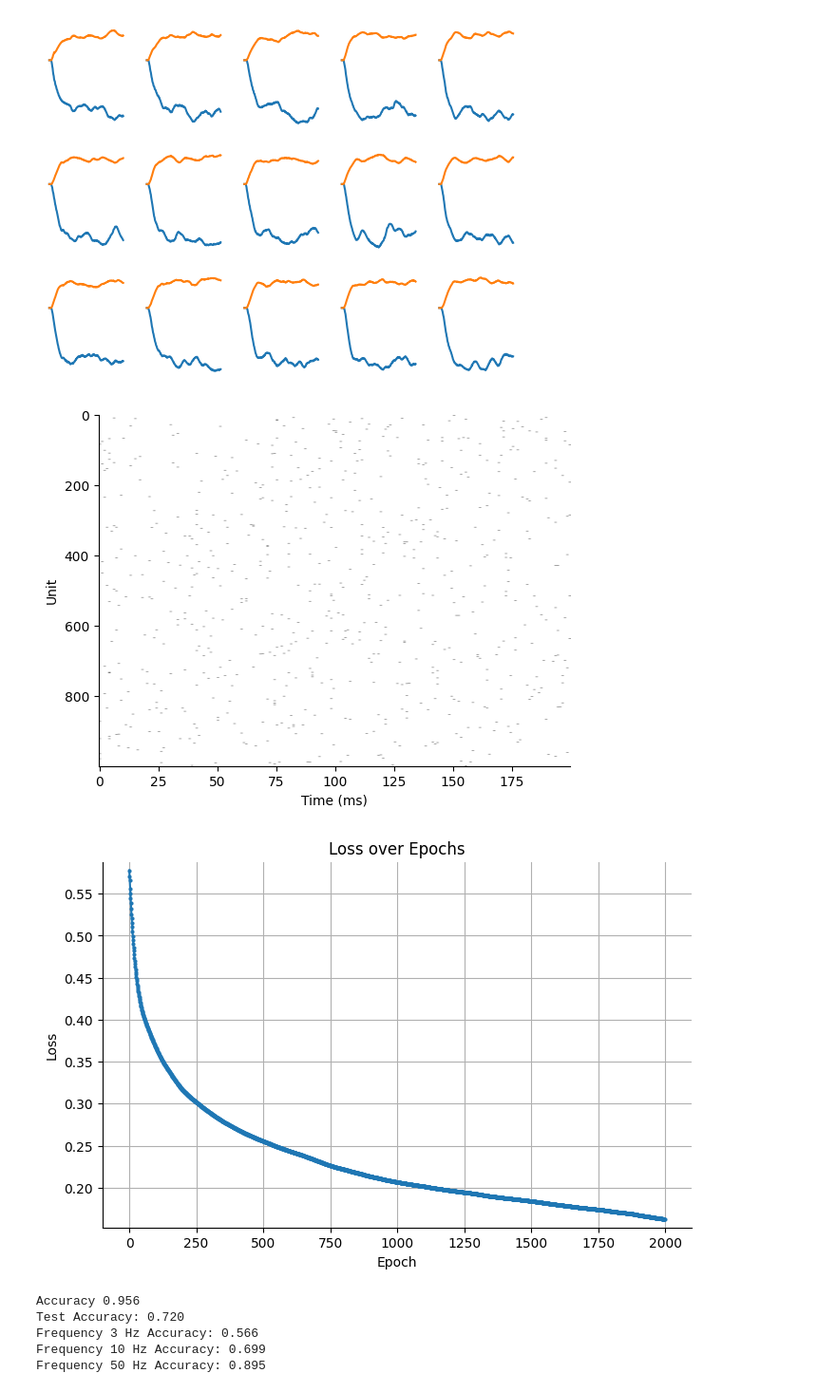
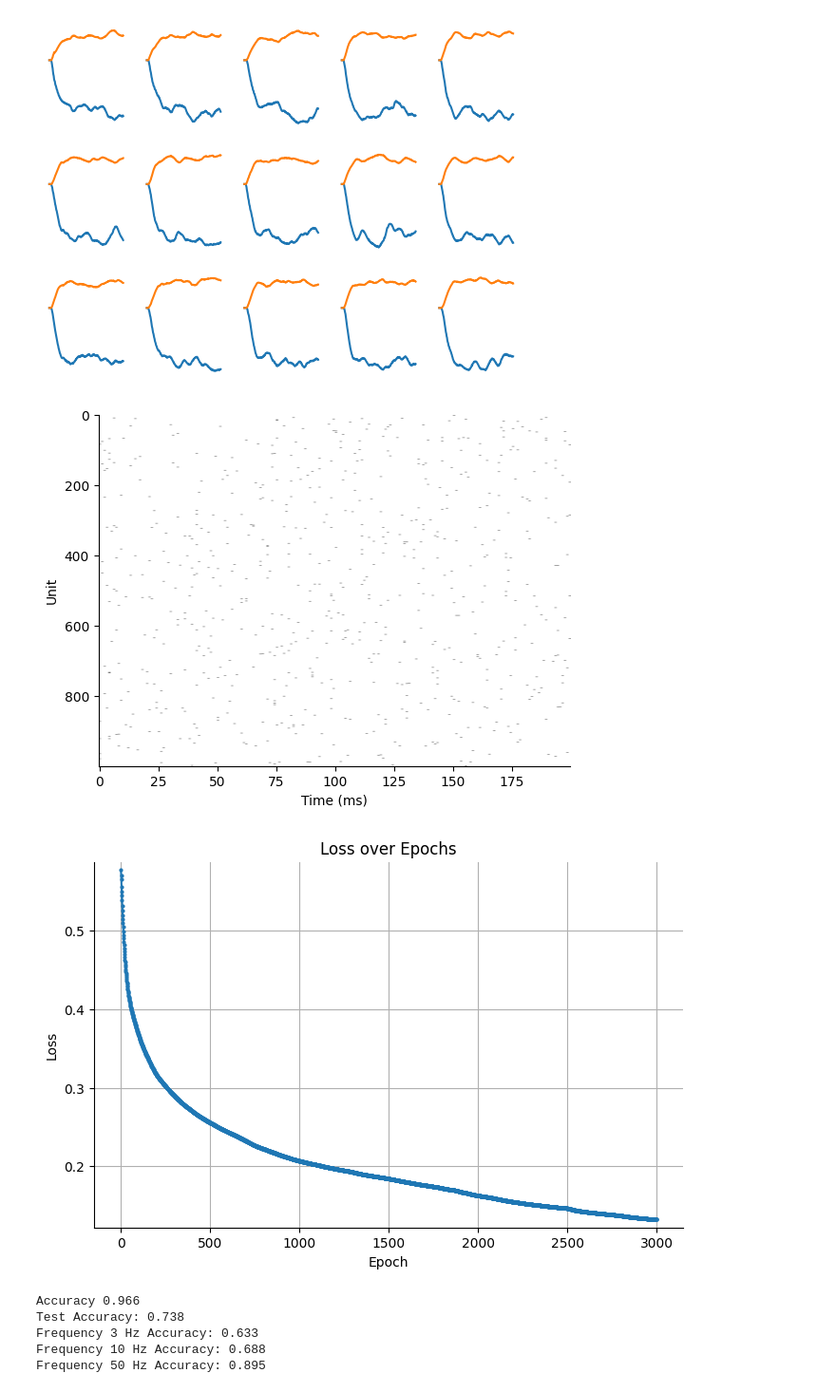
Before and after one commit to 0o999oo/oe, a Jupyter notebook: spytorch/SpyTorchTutorial1_XOR2.ipynb, the cells around one changed output. Shown at 95% size. Drawn from its saved outputs; the diff is of its cells as text; code cells hidden in the pictures.

```diff
--- a/spytorch/SpyTorchTutorial1_XOR2.ipynb
+++ b/spytorch/SpyTorchTutorial1_XOR2.ipynb
@@ -908,7 +908,7 @@ def train_snn():
     loss_fn = nn.NLLLoss()
 
     loss_hist = []
-    for e in range(2000):
+    for e in range(3000):
         output, _ = run_snn(x_data)
         m, _ = torch.max(output, 1)
         log_p_y = log_softmax_fn(m)
@@ -960,38 +960,38 @@ def generate_test_data():
         test_x_data.append(x_data_freq)
         test_y_data.append(y_data_freq)
 
     # テストデータを結合してバッチにまとめる
     test_x_data = torch.cat(test_x_data, dim=0)  # (3 * batch_size, nb_steps, nb_inputs)
     test_y_data = torch.cat(test_y_data, dim=0)  # (3 * batch_size, )
     return test_x_data, test_y_data
 
 # 推論の実行と精度の評価
 def evaluate_snn():
     test_x_data, test_y_data = generate_test_data()
     output, _ = run_snn(test_x_data)
     m, _ = torch.max(output, 1)
     _, predicted_labels = torch.max(m, 1)
 
     # 正解ラベルと予測ラベルを比較して精度を計算
     accuracy = np.mean((test_y_data == predicted_labels).detach().cpu().numpy())
     print("Test Accuracy: %.3f" % accuracy)
 
     # 各周波数ごとの分類結果を表示
     for i, f in enumerate(freq_values):
         start_idx = i * batch_size
         end_idx = (i + 1) * batch_size
         acc_per_freq = np.mean((test_y_data[start_idx:end_idx] == predicted_labels[start_idx:end_idx]).detach().cpu().numpy())
         print(f"Frequency {f} Hz Accuracy: {acc_per_freq:.3f}")
 
 # 推論の実行
 evaluate_snn()
 # %% [output]
 [figure]
-[figure, old version]
+[figure, new version]
-Accuracy 0.956
-Test Accuracy: 0.720
-Frequency 3 Hz Accuracy: 0.566
-Frequency 10 Hz Accuracy: 0.699
+Accuracy 0.966
+Test Accuracy: 0.738
+Frequency 3 Hz Accuracy: 0.633
+Frequency 10 Hz Accuracy: 0.688
 Frequency 50 Hz Accuracy: 0.895
 # %% [markdown]
 <a rel="license" href="http://creativecommons.org/licenses/by/4.0/"><img alt="Creative Commons License" style="border-width:0" src="https://i.creativecommons.org/l/by/4.0/88x31.png" /></a><br />This work is licensed under a <a rel="license" href="http://creativecommons.org/licenses/by/4.0/">Creative Commons Attribution 4.0 International License</a>.
```
